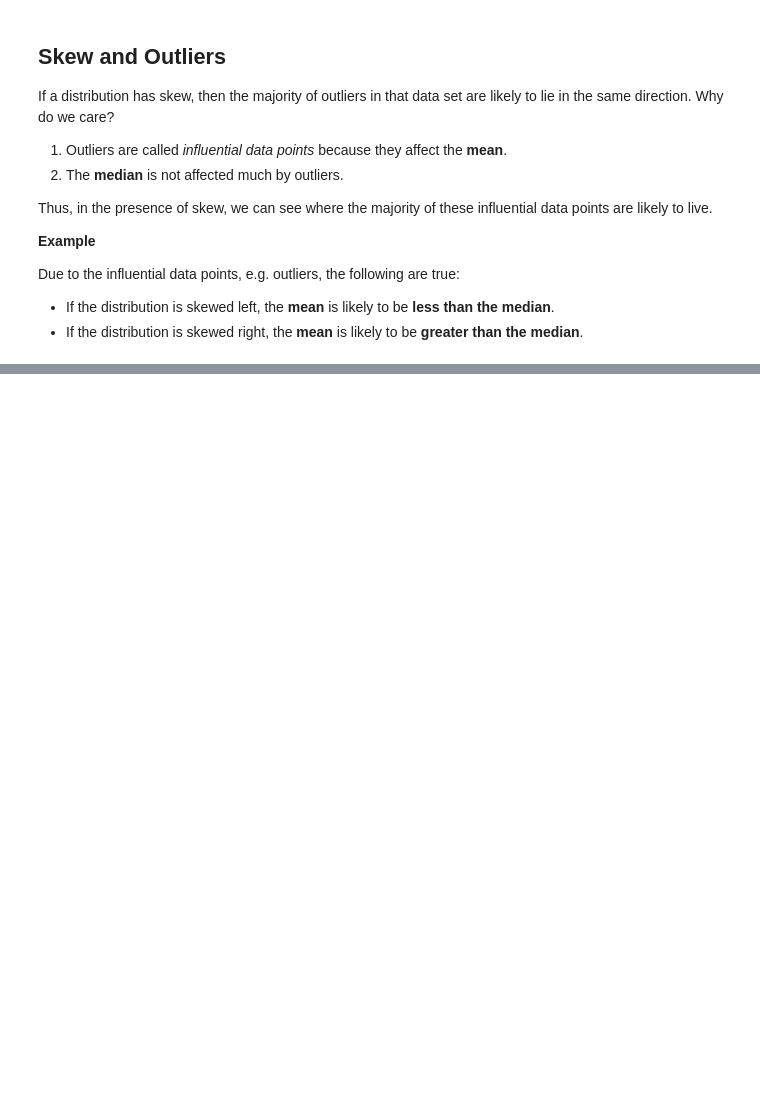
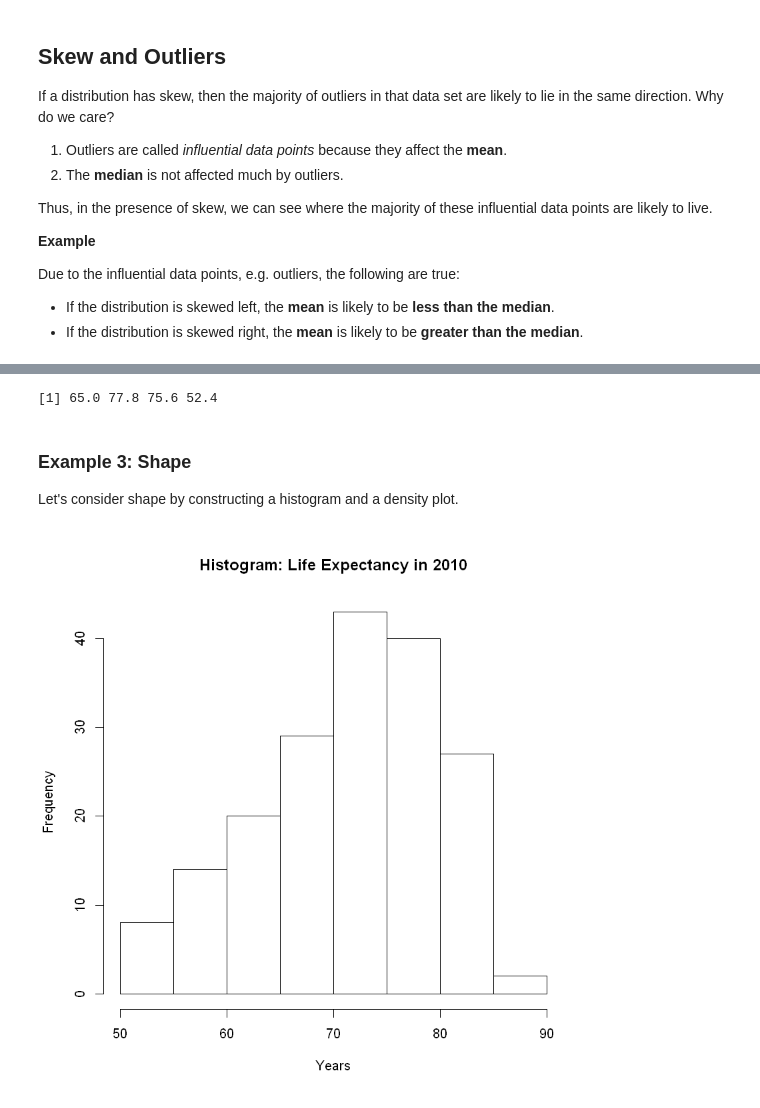
Before and after one commit to StraightDraw/probstat, a Jupyter notebook: S1a.ipynb, the cells around one changed output, grey strips where cells are left out. Saved outputs shown, nothing was run; the diff lists cells and outputs as text; code cells hidden in the pictures; blank space fills up the shorter version.

```diff
--- a/S1a.ipynb
+++ b/S1a.ipynb
@@ -220,0 +231,4 @@ Due to the influential data points, e.g. outliers, the following are true:
+# %%
+life <- read.csv('https://faculty.ung.edu/rsinn/data/lifeexpectancy.csv')
+life <- subset(life, Year == 2015)
+head(life,7)
@@ -220,0 +244,13 @@ Due to the influential data points, e.g. outliers, the following are true:
+# %%
+le <- life[ , 'LifeExpectancy']
+head(le,4)
+# %% [output]
+[1] 65.0 77.8 75.6 52.4
+# %% [markdown]
+### Example 3: Shape
+
+Let's consider shape by constructing a histogram and a density plot.
+# %%
+hist(le, breaks = 10, main = 'Histogram: Life Expectancy in 2010',xlab = "Years")
+# %% [output]
+[figure, added]
```
Also changed, not shown: parts of 29 cells of this notebook, 19 other files.
